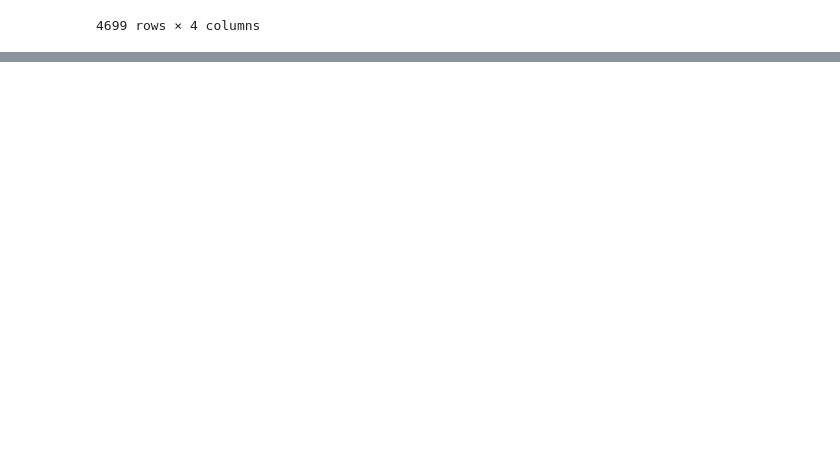
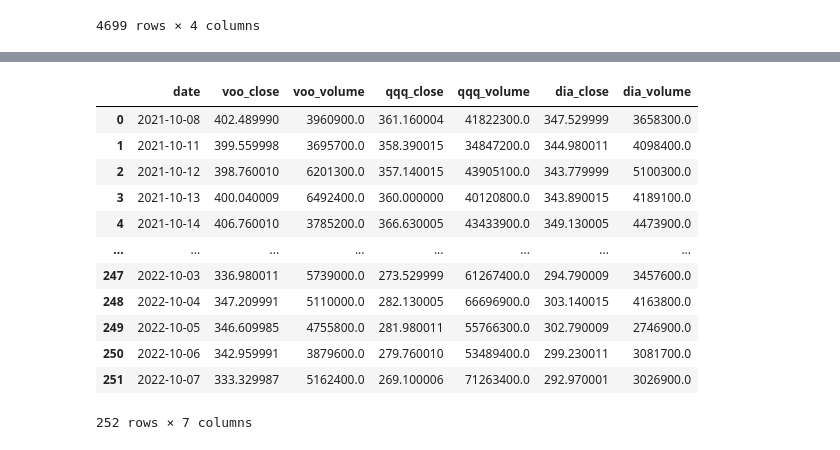
Before and after one commit to kianso7414/News-Scraping, a Jupyter notebook: scrape_final.ipynb, the cells around one changed output, grey strips where cells are left out. Saved outputs shown, nothing was run; the diff lists cells and outputs as text; code cells hidden in the pictures; blank space fills up the shorter version.

```diff
--- a/scrape_final.ipynb
+++ b/scrape_final.ipynb
@@ -162,0 +190,27 @@ new_save
+# %%
+# extract close price and volume
+tickets = ['voo', 'qqq', 'dia']
+values = ['close', 'volume']
+columns = [f'{ticket}_{value}' for ticket in tickets for value in values]
+
+market = pd.concat([voo.Close, voo.Volume,
+                    qqq.Close, qqq.Volume,
+                    dia.Close, dia.Volume], axis=1)
+market.reset_index(inplace=True)
+market.columns = ['date'] + columns
+
+market
+# %% [output]
+|  | date | voo_close | voo_volume | qqq_close | qqq_volume | dia_close | dia_volume |
+| 0 | 2021-10-08 | 402.489990 | 3960900.0 | 361.160004 | 41822300.0 | 347.529999 | 3658300.0 |
+| 1 | 2021-10-11 | 399.559998 | 3695700.0 | 358.390015 | 34847200.0 | 344.980011 | 4098400.0 |
+| 2 | 2021-10-12 | 398.760010 | 6201300.0 | 357.140015 | 43905100.0 | 343.779999 | 5100300.0 |
+| 3 | 2021-10-13 | 400.040009 | 6492400.0 | 360.000000 | 40120800.0 | 343.890015 | 4189100.0 |
+| 4 | 2021-10-14 | 406.760010 | 3785200.0 | 366.630005 | 43433900.0 | 349.130005 | 4473900.0 |
+| ... | ... | ... | ... | ... | ... | ... | ... |
+| 247 | 2022-10-03 | 336.980011 | 5739000.0 | 273.529999 | 61267400.0 | 294.790009 | 3457600.0 |
+| 248 | 2022-10-04 | 347.209991 | 5110000.0 | 282.130005 | 66696900.0 | 303.140015 | 4163800.0 |
+| 249 | 2022-10-05 | 346.609985 | 4755800.0 | 281.980011 | 55766300.0 | 302.790009 | 2746900.0 |
+| 250 | 2022-10-06 | 342.959991 | 3879600.0 | 279.760010 | 53489400.0 | 299.230011 | 3081700.0 |
+| 251 | 2022-10-07 | 333.329987 | 5162400.0 | 269.100006 | 71263400.0 | 292.970001 | 3026900.0 |
+252 rows × 7 columns
```
Also changed, not shown: parts of 10 cells of this notebook, 2 other files.
